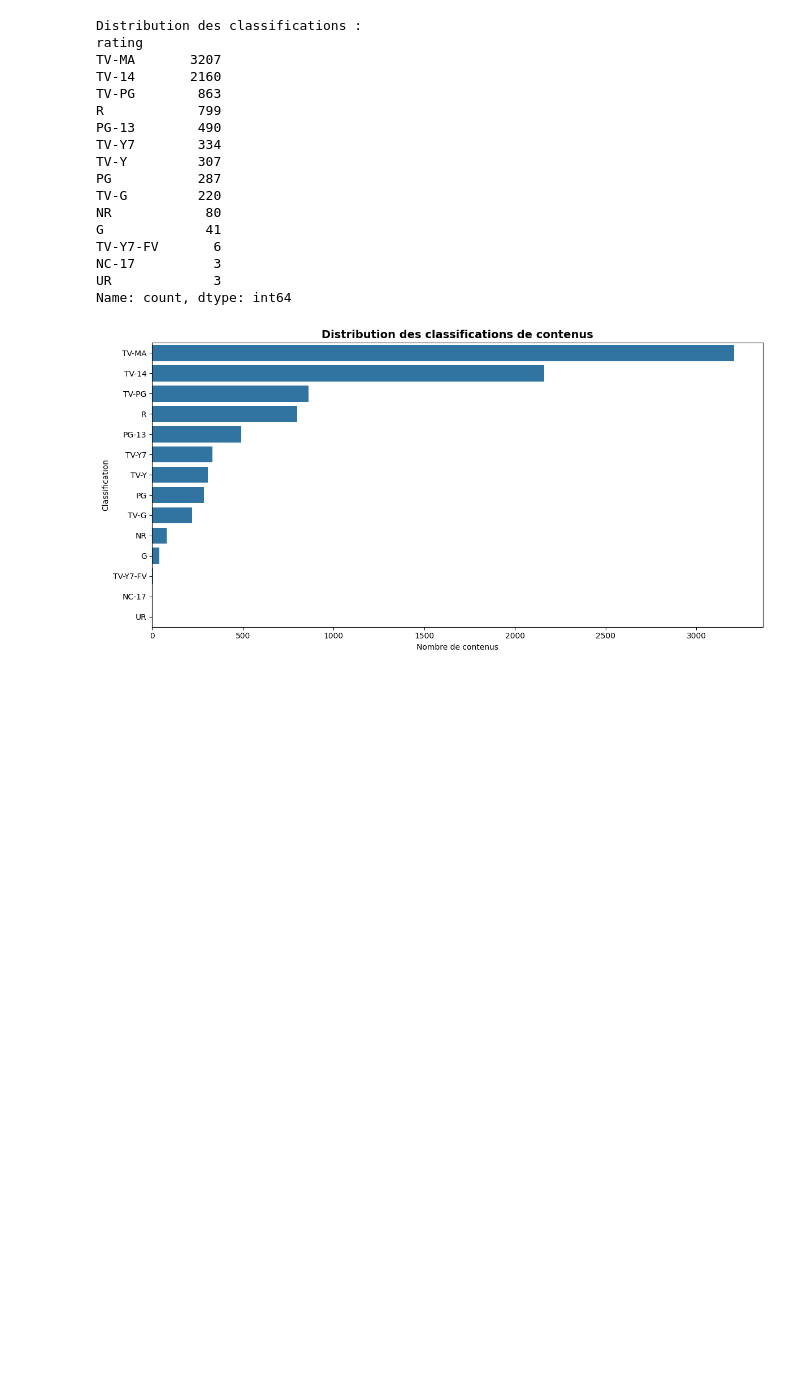
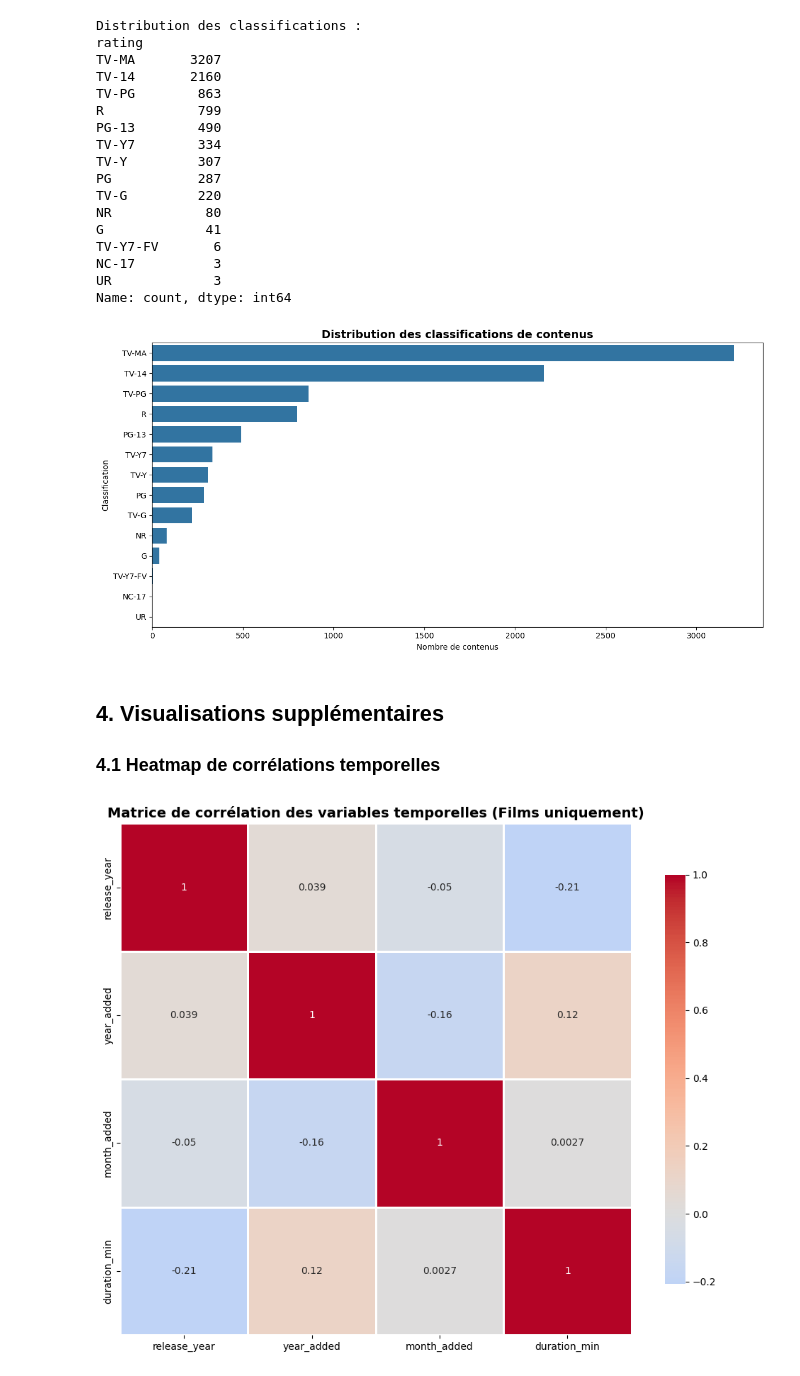
Before and after one commit to LaPoulePunto/netflix-eda-analyse, a Jupyter notebook: main.ipynb, the cells around one changed output. Cells and saved outputs as stored; diff of their text form; code cells hidden in the pictures; blank space fills up the shorter version.

Commit message:
Ajout de la heatmap de corrélations

```diff
--- a/main.ipynb
+++ b/main.ipynb
@@ -567,3 +567,21 @@ NC-17          3
 UR             3
 Name: count, dtype: int64
 [figure]
+# %% [markdown]
+## 4. Visualisations supplémentaires
+
+### 4.1 Heatmap de corrélations temporelles
+# %%
+numeric_cols = ['release_year', 'year_added', 'month_added', 'duration_min']
+corr_data = df_movies[numeric_cols].dropna()
+correlation_matrix = corr_data.corr()
+
+plt.figure(figsize=(10, 8))
+sns.heatmap(correlation_matrix, annot=True, cmap='coolwarm', center=0,
+            square=True, linewidths=1, cbar_kws={"shrink": 0.8})
+plt.title('Matrice de corrélation des variables temporelles (Films uniquement)',
+          fontsize=14, fontweight='bold')
+plt.tight_layout()
+plt.show()
+# %% [output]
+[figure, added]
```
